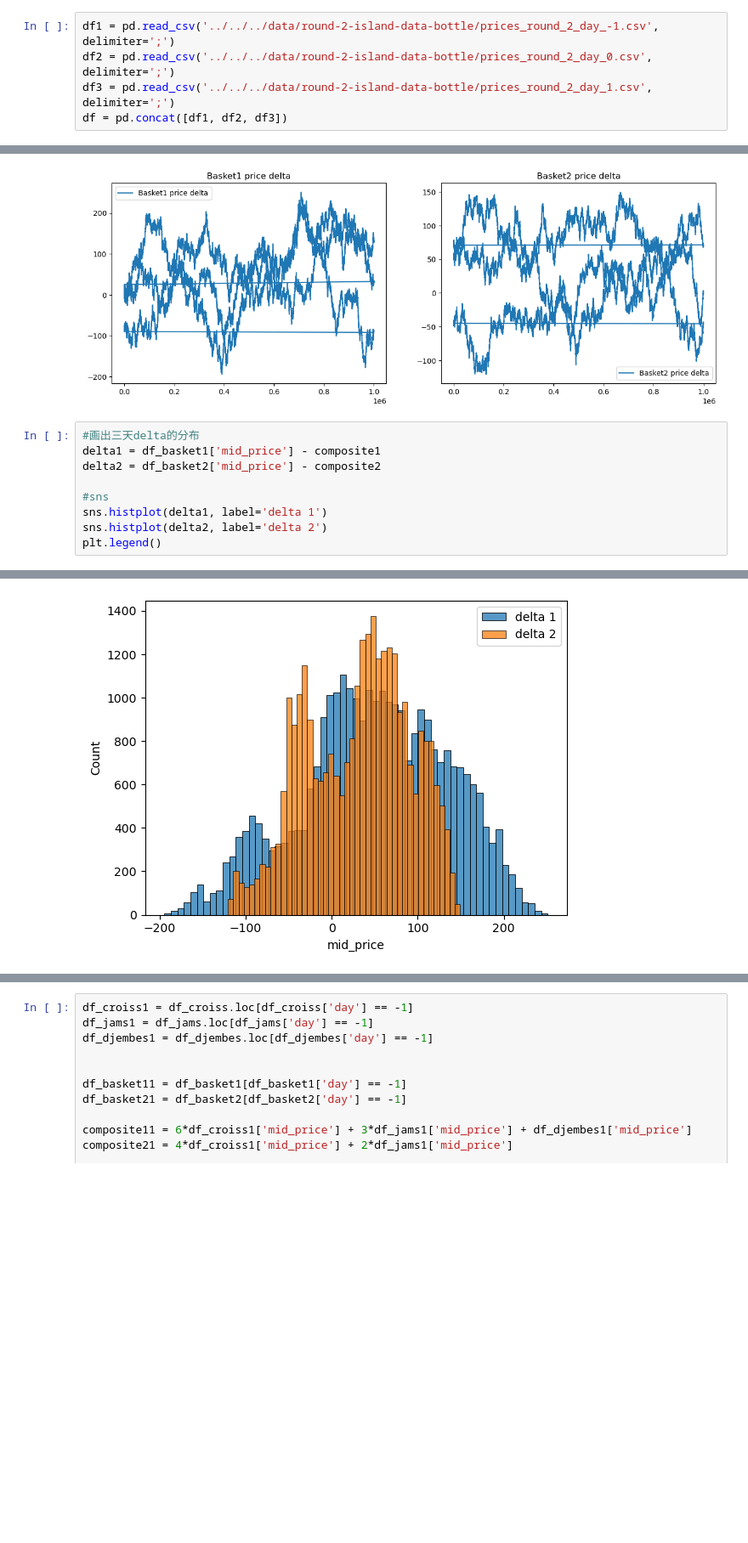
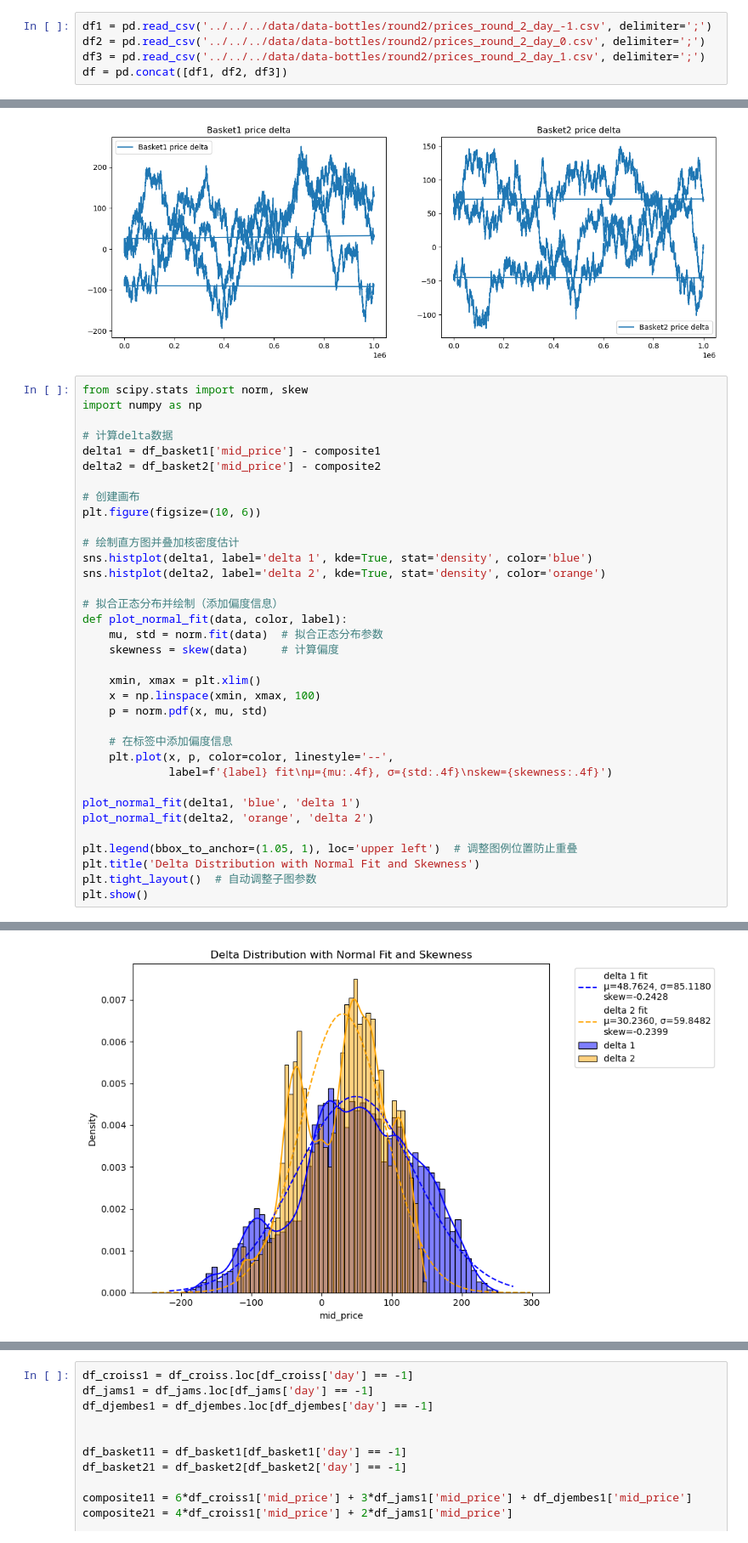
Before and after one commit to IMC-Prosperity-Granite-Flow/IMC_Prosperity3_GraniteFlow, a Jupyter notebook: src/analysis/round2/main.ipynb, the cells around one changed output, grey strips where cells are left out. Shown at 85% size. Drawn from its saved outputs; the diff is of its cells as text; blank space fills up the shorter version.

```diff
--- a/src/analysis/round2/main.ipynb
+++ b/src/analysis/round2/main.ipynb
@@ -8,5 +6,5 @@ import seaborn as sns
 # %%
-df1 = pd.read_csv('../../../data/round-2-island-data-bottle/prices_round_2_day_-1.csv', delimiter=';')
-df2 = pd.read_csv('../../../data/round-2-island-data-bottle/prices_round_2_day_0.csv', delimiter=';')
-df3 = pd.read_csv('../../../data/round-2-island-data-bottle/prices_round_2_day_1.csv', delimiter=';')
+df1 = pd.read_csv('../../../data/data-bottles/round2/prices_round_2_day_-1.csv', delimiter=';')
+df2 = pd.read_csv('../../../data/data-bottles/round2/prices_round_2_day_0.csv', delimiter=';')
+df3 = pd.read_csv('../../../data/data-bottles/round2/prices_round_2_day_1.csv', delimiter=';')
 df = pd.concat([df1, df2, df3])
@@ -142,12 +131,38 @@ plt.show()
 # %% [output]
 [figure]
 # %%
-#画出三天delta的分布
+from scipy.stats import norm, skew
+import numpy as np
+
+# 计算delta数据
 delta1 = df_basket1['mid_price'] - composite1
 delta2 = df_basket2['mid_price'] - composite2
 
-#sns
-sns.histplot(delta1, label='delta 1')
-sns.histplot(delta2, label='delta 2')
-plt.legend()
+# 创建画布
+plt.figure(figsize=(10, 6))
+
+# 绘制直方图并叠加核密度估计
+sns.histplot(delta1, label='delta 1', kde=True, stat='density', color='blue')
+sns.histplot(delta2, label='delta 2', kde=True, stat='density', color='orange')
+
+# 拟合正态分布并绘制（添加偏度信息）
+def plot_normal_fit(data, color, label):
+    mu, std = norm.fit(data)  # 拟合正态分布参数
+    skewness = skew(data)     # 计算偏度
+
+    xmin, xmax = plt.xlim()
+    x = np.linspace(xmin, xmax, 100)
+    p = norm.pdf(x, mu, std)
+
+    # 在标签中添加偏度信息
+    plt.plot(x, p, color=color, linestyle='--',
+             label=f'{label} fit\nμ={mu:.4f}, σ={std:.4f}\nskew={skewness:.4f}')
+
+plot_normal_fit(delta1, 'blue', 'delta 1')
+plot_normal_fit(delta2, 'orange', 'delta 2')
+
+plt.legend(bbox_to_anchor=(1.05, 1), loc='upper left')  # 调整图例位置防止重叠
+plt.title('Delta Distribution with Normal Fit and Skewness')
+plt.tight_layout()  # 自动调整子图参数
+plt.show()
 # %% [output]
@@ -155 +169 @@ plt.legend()
-[figure, old version]
+[figure, new version]
```
Also changed, not shown: parts of 8 cells of this notebook, 7 other files.
